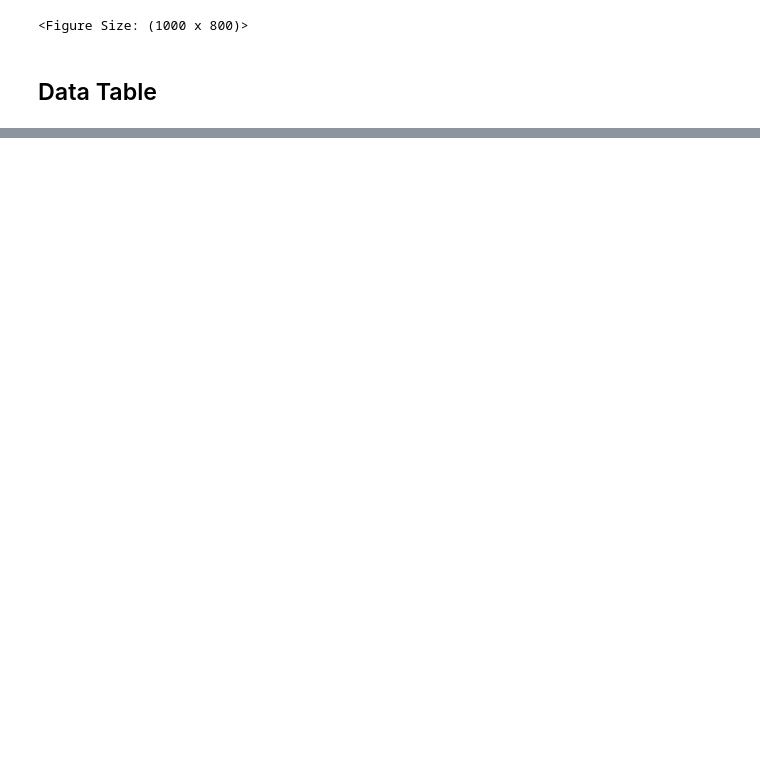
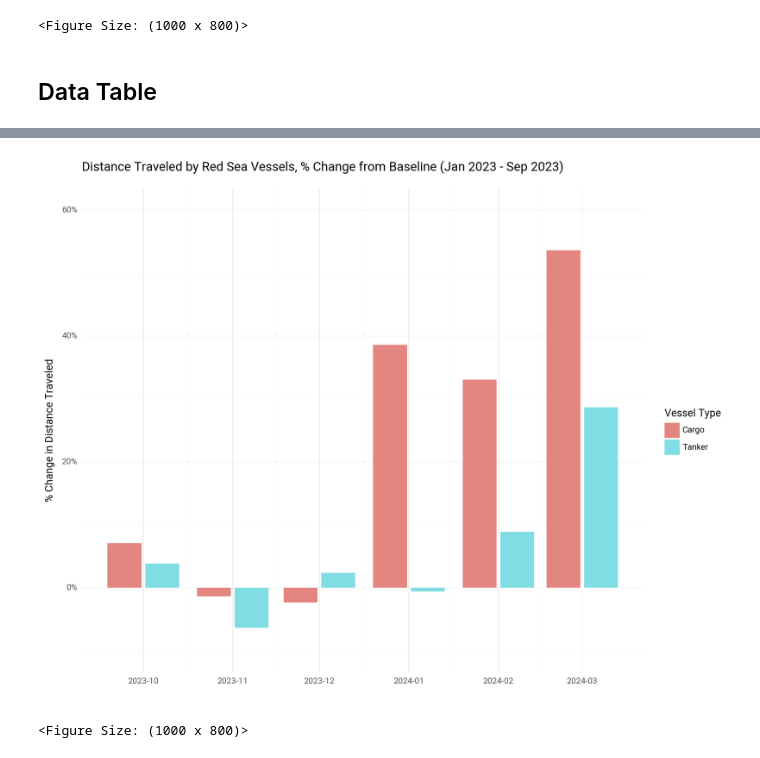
Before and after one commit to datapartnership/red-sea-monitoring, a Jupyter notebook: notebooks/routes/4-aggregate.ipynb, the cells around one changed output, grey strips where cells are left out. Drawn from its saved outputs; the diff is of its cells as text; code cells hidden in the pictures; blank space fills up the shorter version.

```diff
--- a/notebooks/routes/4-aggregate.ipynb
+++ b/notebooks/routes/4-aggregate.ipynb
@@ -217,0 +235,12 @@ df_agg_od.to_csv(join(output_dir, 'tables', 'red-sea-distance-summary.csv'), ind
+# %%
+df_baseline.rename(columns={
+    'time_travel': 'time_travel_ref',
+    'distance': 'distance_ref'
+}, inplace=True)
+# %%
+df_crisis = df_agg.loc[df_agg.ymd>='2023-10-01'].copy()
+# %%
+df_crisis = df_crisis.merge(df_baseline, on='vessel_type', how='left')
+# %%
+df_crisis.loc[:, 'distance_pct'] = (df_crisis.distance - df_crisis.distance_ref) / df_crisis.distance_ref
+df_crisis.loc[:, 'time_pct'] = (df_crisis.time_travel - df_crisis.time_travel_ref) / df_crisis.time_travel_ref
@@ -217,0 +249,28 @@ df_agg_od.to_csv(join(output_dir, 'tables', 'red-sea-distance-summary.csv'), ind
+# %%
+p4 = (
+    ggplot(df_crisis, aes(x="ymd", y="distance_pct", fill="vessel_type"))  #
+    + geom_bar(
+        alpha=3 / 4,
+        stat="identity",
+        position="dodge2",
+    )
+    + labs(
+        x="",
+        y="% Change in Distance Traveled",
+        fill="Vessel Type",
+        title=f"Distance Traveled by Red Sea Vessels, % Change from Baseline (Jan 2023 - Sep 2023)",
+        # caption="This chart shows the monthly total distance traveled by a subset of vessels that were identified to cross the Red Sea in a reference period \n(January 2023 through October), and have crossed the Cape of Good Hope",
+    )
+    + theme_minimal()
+    + theme(text=element_text(family="Roboto"))
+    + scale_y_continuous(labels=percent_format(), limits=(-0.1, 0.6))
+    + scale_x_datetime(breaks=date_breaks("1 month"), labels=date_format("%Y-%m"))
+    + theme(legend_position="right")
+)
+display(p4)
+p4.save(
+    filename=join(charts_dir, 'routes', f"distance-traveled-pct.jpeg"), dpi=300
+)
+# %% [output]
+[figure, added]
+<Figure Size: (1000 x 800)>
```
Also changed, not shown: parts of 42 cells of this notebook, 8 other files.
